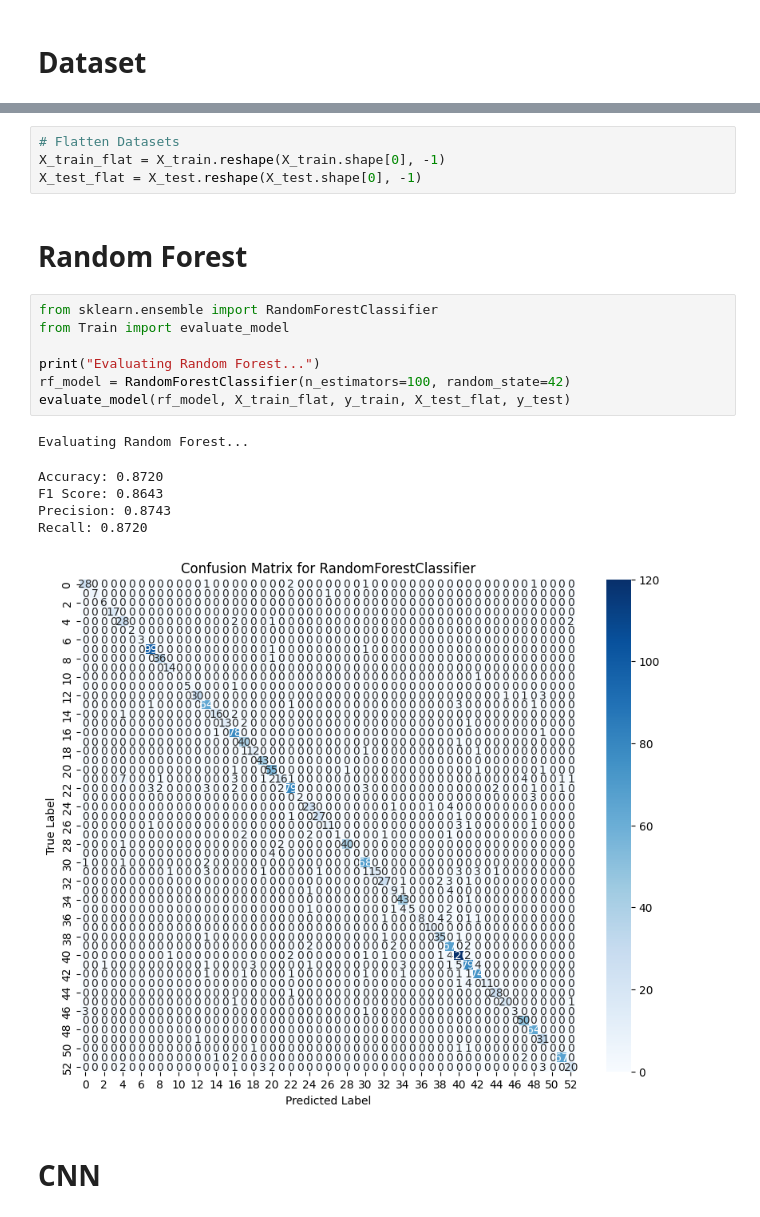
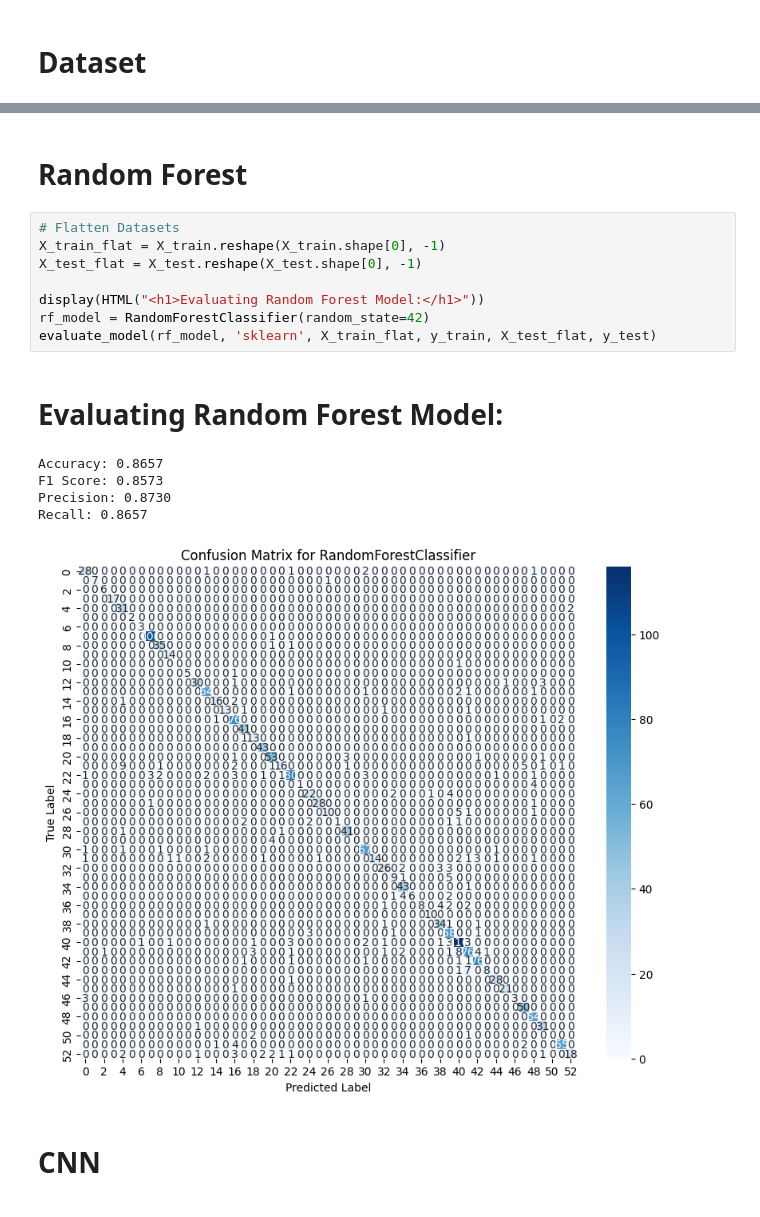
Before and after one commit to MWBruce/ChessOpeningMovePredictor, a Jupyter notebook: ChessOpeningMovePredictor.ipynb, the cells around one changed output, grey strips where cells are left out. Saved outputs shown, nothing was run; the diff lists cells and outputs as text.

```diff
--- a/ChessOpeningMovePredictor.ipynb
+++ b/ChessOpeningMovePredictor.ipynb
@@ -27,26 +31,23 @@ input_shape = (seq_len, 8, 8, X_train.shape[4])
 # %% [output]
 (7470, 28, 8, 8, 12)
 (7470,)
-# %%
-# Flatten Datasets
-X_train_flat = X_train.reshape(X_train.shape[0], -1)
-X_test_flat = X_test.reshape(X_test.shape[0], -1)
 # %% [markdown]
 # Random Forest
-# %%
-from sklearn.ensemble import RandomForestClassifier
-from Train import evaluate_model
-
-print("Evaluating Random Forest...")
-rf_model = RandomForestClassifier(n_estimators=100, random_state=42)
-evaluate_model(rf_model, X_train_flat, y_train, X_test_flat, y_test)
-# %% [output]
-Evaluating Random Forest...
-Accuracy: 0.8720
-F1 Score: 0.8643
-Precision: 0.8743
-Recall: 0.8720
-[figure, removed]
+# %%
+# Flatten Datasets
+X_train_flat = X_train.reshape(X_train.shape[0], -1)
+X_test_flat = X_test.reshape(X_test.shape[0], -1)
+
+display(HTML("<h1>Evaluating Random Forest Model:</h1>"))
+rf_model = RandomForestClassifier(random_state=42)
+evaluate_model(rf_model, 'sklearn', X_train_flat, y_train, X_test_flat, y_test)
+# %% [output]
+Evaluating Random Forest Model:
+Accuracy: 0.8657
+F1 Score: 0.8573
+Precision: 0.8730
+Recall: 0.8657
+[figure, added]
 # %% [markdown]
 # CNN
 # %%
```
Also changed, not shown: parts of 11 cells of this notebook, 4 other files.
